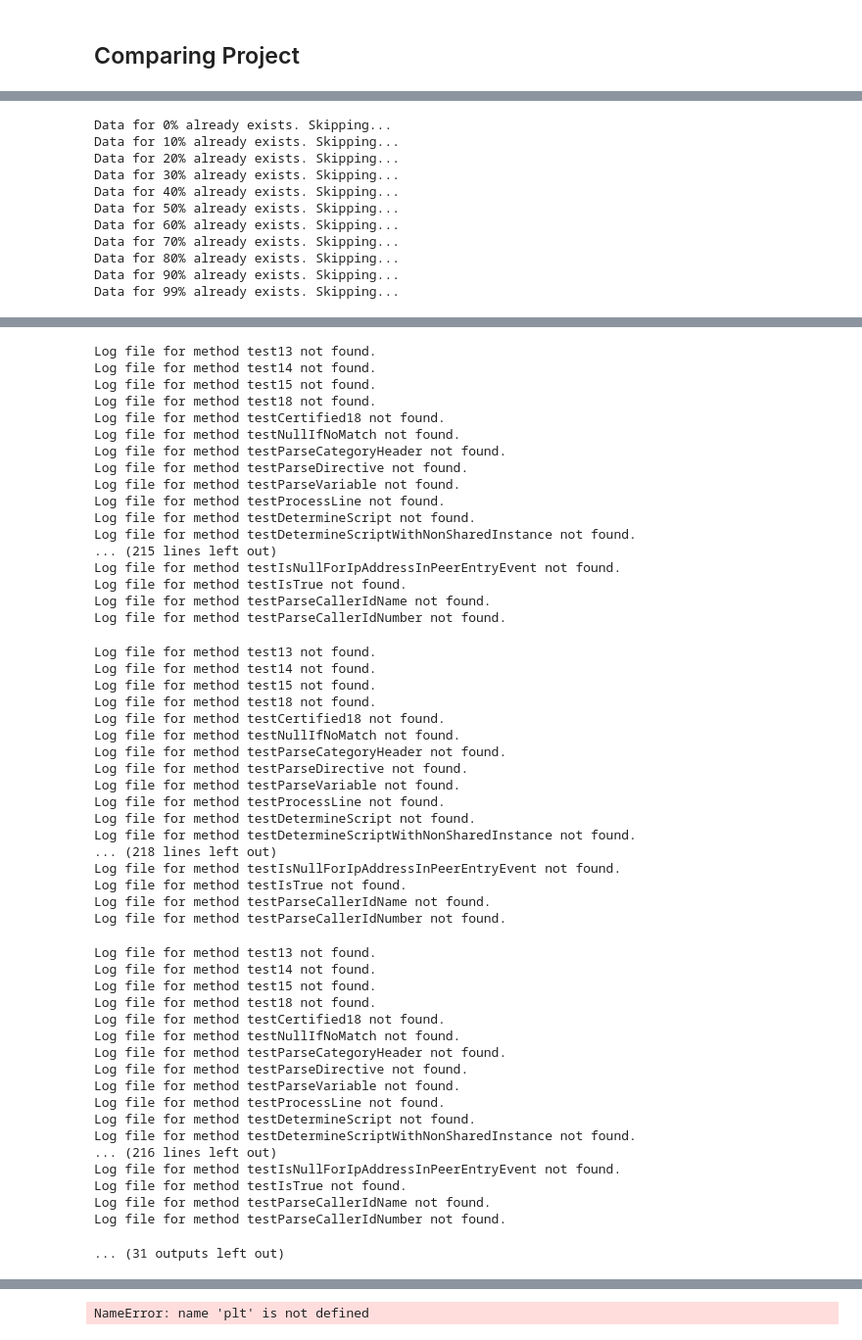
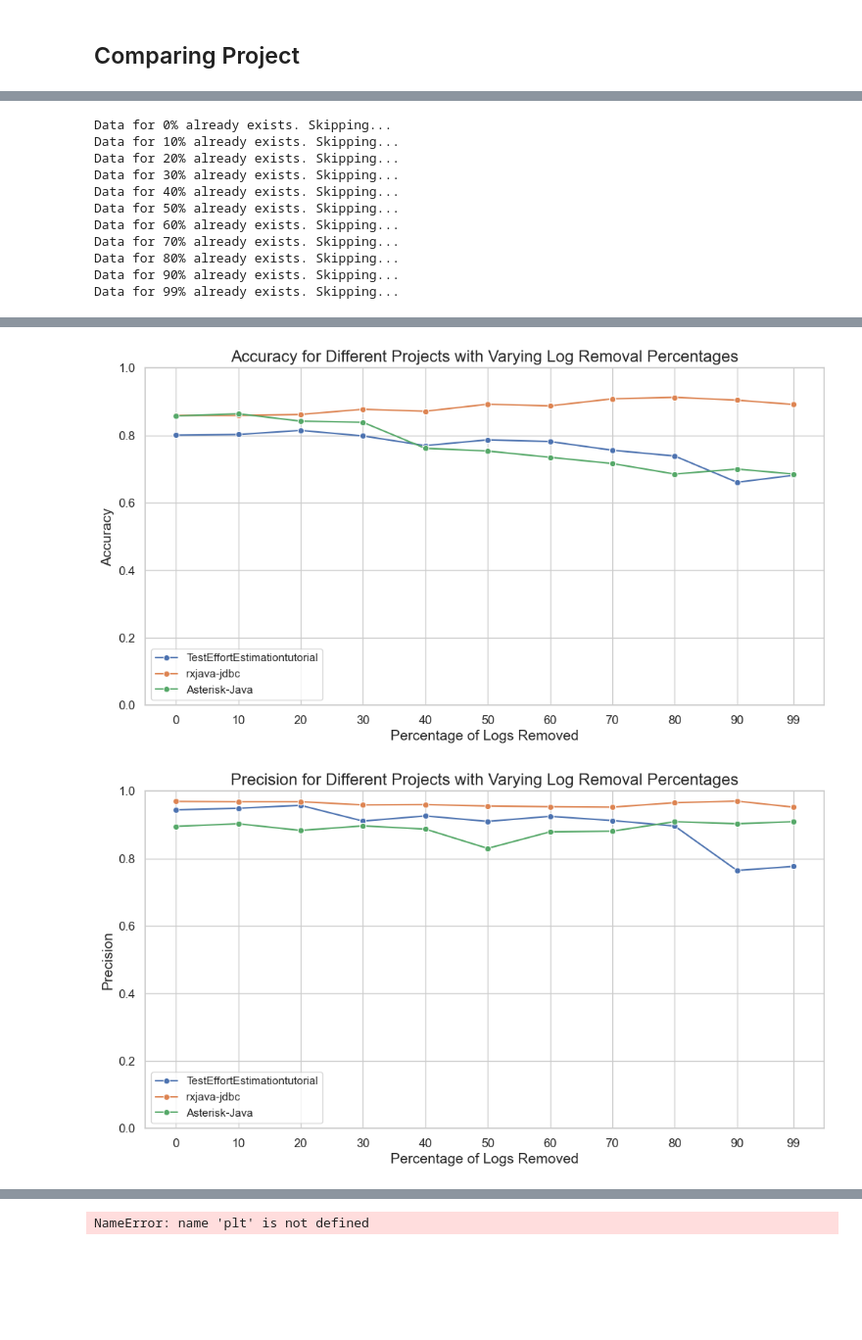
Before and after one commit to Tezigudo/fault-localization, a Jupyter notebook: experiment.ipynb, the cells around one changed output, grey strips where cells are left out. Shown at 98% size. Drawn from its saved outputs; the diff is of its cells as text; code cells hidden in the pictures; blank space fills up the shorter version.

Commit message:
using seaborn to plot

```diff
--- a/experiment.ipynb
+++ b/experiment.ipynb
@@ -1341,6 +1341,8 @@ from sklearn.ensemble import RandomForestClassifier
 from sklearn.model_selection import train_test_split
 from sklearn.metrics import accuracy_score, precision_score, recall_score, f1_score
 from tqdm.notebook import tqdm
+import seaborn as sns
+
 
 def dump_results_to_json(project_results, filename='project_results.json'):
     with open(filename, 'w') as json_file:
@@ -1602,7 +1604,7 @@ metric_names = ['Accuracy', 'Precision', 'Recall', 'F1 Score']
 for metric, metric_name in zip(metrics, metric_names):
     plt.figure(figsize=(12, 6))
     for project, results in project_results.items():
-        plt.plot(results["percentages"], results[metric], marker='o', label=project)
+        sns.lineplot(x=results["percentages"], y=results[metric], marker='o', label=project)
     plt.xlabel('Percentage of Logs Removed', fontsize=14)
     plt.ylabel(metric_name, fontsize=14)
     plt.ylim(0, 1)
@@ -1757,52 +1651,2 @@ Log file for method testParseCallerIdNumber not found.
-Log file for method test13 not found.
-Log file for method test14 not found.
-Log file for method test15 not found.
-Log file for method test18 not found.
-Log file for method testCertified18 not found.
-Log file for method testNullIfNoMatch not found.
-Log file for method testParseCategoryHeader not found.
-Log file for method testParseDirective not found.
-Log file for method testParseVariable not found.
-Log file for method testProcessLine not found.
-Log file for method testDetermineScript not found.
-Log file for method testDetermineScriptWithNonSharedInstance not found.
-... (215 lines left out)
-Log file for method testIsNullForIpAddressInPeerEntryEvent not found.
-Log file for method testIsTrue not found.
-Log file for method testParseCallerIdName not found.
-Log file for method testParseCallerIdNumber not found.
-Log file for method test13 not found.
-Log file for method test14 not found.
-Log file for method test15 not found.
-Log file for method test18 not found.
-Log file for method testCertified18 not found.
-Log file for method testNullIfNoMatch not found.
-Log file for method testParseCategoryHeader not found.
-Log file for method testParseDirective not found.
-Log file for method testParseVariable not found.
-Log file for method testProcessLine not found.
-Log file for method testDetermineScript not found.
-Log file for method testDetermineScriptWithNonSharedInstance not found.
-... (218 lines left out)
-Log file for method testIsNullForIpAddressInPeerEntryEvent not found.
-Log file for method testIsTrue not found.
-Log file for method testParseCallerIdName not found.
-Log file for method testParseCallerIdNumber not found.
-Log file for method test13 not found.
-Log file for method test14 not found.
-Log file for method test15 not found.
-Log file for method test18 not found.
-Log file for method testCertified18 not found.
-Log file for method testNullIfNoMatch not found.
-Log file for method testParseCategoryHeader not found.
-Log file for method testParseDirective not found.
-Log file for method testParseVariable not found.
-Log file for method testProcessLine not found.
-Log file for method testDetermineScript not found.
-Log file for method testDetermineScriptWithNonSharedInstance not found.
-... (216 lines left out)
-Log file for method testIsNullForIpAddressInPeerEntryEvent not found.
-Log file for method testIsTrue not found.
-Log file for method testParseCallerIdName not found.
-Log file for method testParseCallerIdNumber not found.
-... (31 outputs left out)
+[figure, added]
+[figure, added]
```
Also changed, not shown: parts of 3 cells of this notebook, 2 other files.
